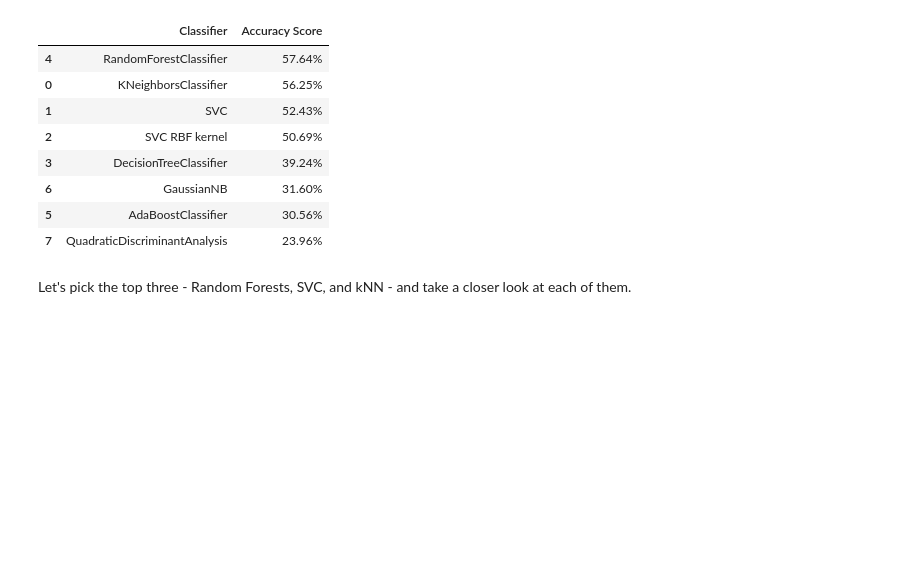
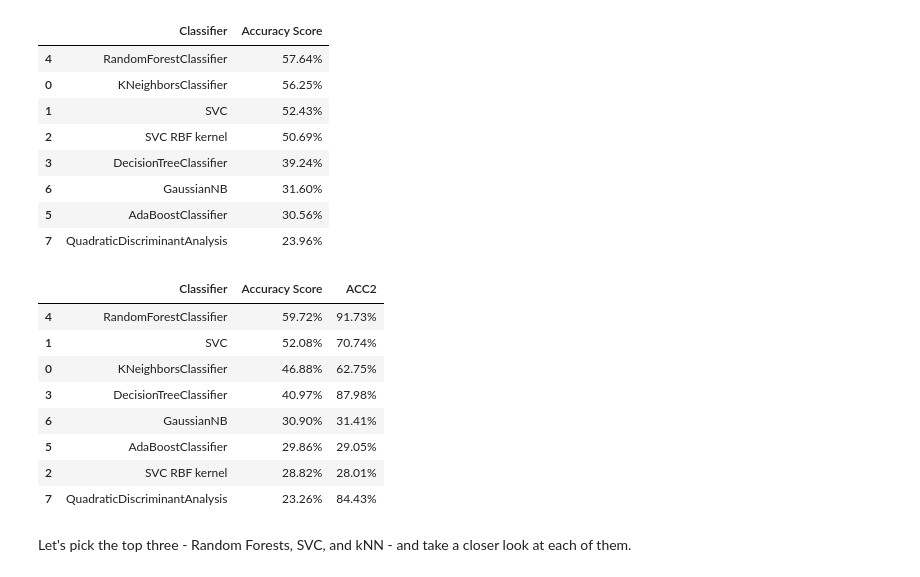
Before and after one commit to dana-alhabbash/Week3-ClassicML, a Jupyter notebook: Week_3_MachineLearning.ipynb, the cells around one changed output. Cells and saved outputs as stored; diff of their text form; code cells hidden in the pictures; blank space fills up the shorter version.

```diff
--- a/Week_3_MachineLearning.ipynb
+++ b/Week_3_MachineLearning.ipynb
@@ -602,33 +602,43 @@ scores_df.sort_values(by='Accuracy Score',axis=0,ascending=False)
 # %%
 from sklearn.neighbors import KNeighborsClassifier
 from sklearn.svm import SVC
 from sklearn.tree import DecisionTreeClassifier
 from sklearn.ensemble import RandomForestClassifier, AdaBoostClassifier
 from sklearn.naive_bayes import GaussianNB
 from sklearn.discriminant_analysis import QuadraticDiscriminantAnalysis
 
 classification_models = [
     KNeighborsClassifier(),#(3),
     SVC(kernel='linear'),#, C=0.025),
     SVC(kernel='rbf'),
     DecisionTreeClassifier(),#max_depth=5),
     RandomForestClassifier(),#max_depth=5, n_estimators=10, max_features=1),
     AdaBoostClassifier(),
     GaussianNB(),
     QuadraticDiscriminantAnalysis()]
 
 scores = []
 for model in classification_models:
-    model.fit(X_train_minmax, y_train)
-    score = model.score(X_test_minmax, y_test)
-    score2 = # test on feature2 & emotions2
+    model.fit(X_train, y_train)
+    score = model.score(X_test, y_test)
+    score2 = model.score(features2, emotions2)
     model_name = type(model).__name__
     if model_name=='SVC' and model.kernel=='rbf': model_name+=' RBF kernel'
-    scores.append((model_name,(f'{100*score:.2f}%')))
-    #scores2.append
+    scores.append((model_name,(f'{100*score:.2f}%'), (f'{100*score2:.2f}%')))
+
 # Make it pretty
-scores_df = pd.DataFrame(scores,columns=['Classifier','Accuracy Score'])
+scores_df = pd.DataFrame(scores,columns=['Classifier','Accuracy Score', 'ACC2'])
 scores_df.sort_values(by='Accuracy Score',axis=0,ascending=False)
+# %% [output]
+|  | Classifier | Accuracy Score | ACC2 |
+| 4 | RandomForestClassifier | 59.72% | 91.73% |
+| 1 | SVC | 52.08% | 70.74% |
+| 0 | KNeighborsClassifier | 46.88% | 62.75% |
+| 3 | DecisionTreeClassifier | 40.97% | 87.98% |
+| 6 | GaussianNB | 30.90% | 31.41% |
+| 5 | AdaBoostClassifier | 29.86% | 29.05% |
+| 2 | SVC RBF kernel | 28.82% | 28.01% |
+| 7 | QuadraticDiscriminantAnalysis | 23.26% | 84.43% |
 # %% [markdown]
 Let's pick the top three - Random Forests, SVC, and kNN - and take a closer look at each of them.
 # %% [markdown]
```
Also changed, not shown: parts of 4 cells of this notebook.
